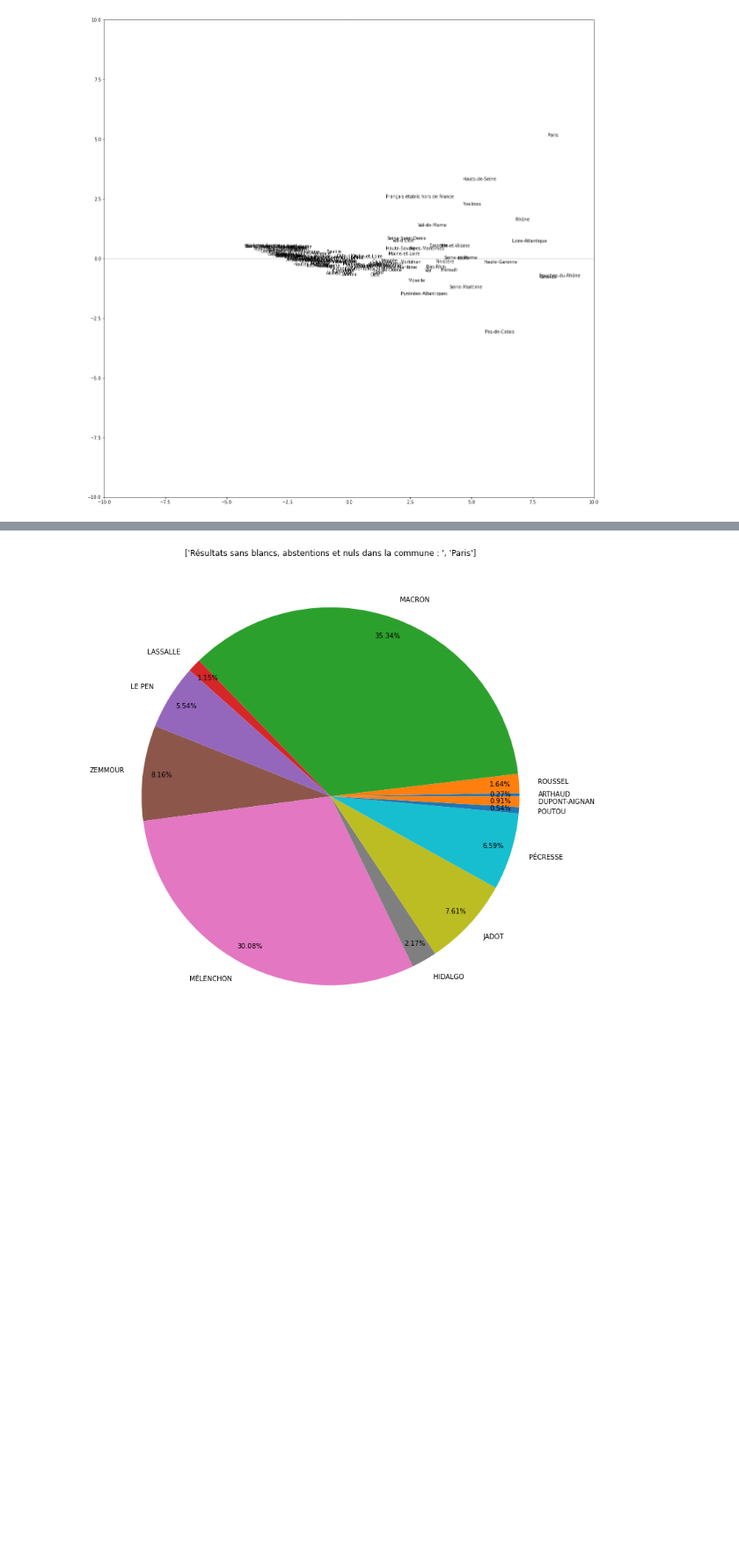
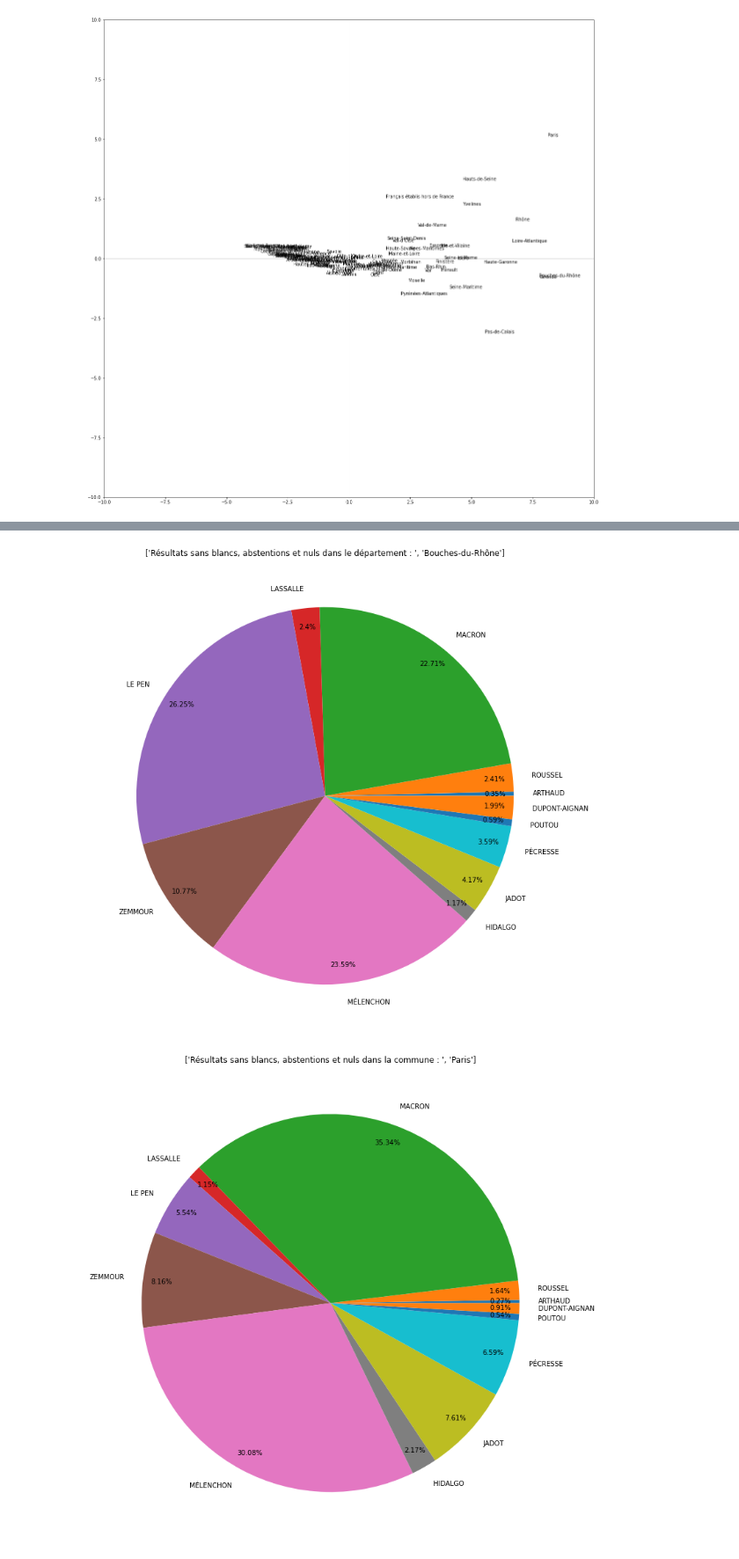
Before and after one commit to BaderEK/AnalyseDeDonnees, a Jupyter notebook: Groupe 2/Groupe 2/rendu.ipynb, the cells around one changed output, grey strips where cells are left out. Shown at 88% size. Drawn from its saved outputs; the diff is of its cells as text; code cells hidden in the pictures; blank space fills up the shorter version.

```diff
--- a/Groupe 2/Groupe 2/rendu.ipynb
+++ b/Groupe 2/Groupe 2/rendu.ipynb
@@ -647,3 +651,7 @@ plt.show()
+# %%
+camembertDepObs("Bouches-du-Rhône",False)
+# %% [output]
+[figure, added]
 # %%
 camembertCommObs("Paris",False)
 # %% [output]
```
Also changed, not shown: parts of 2 cells of this notebook.
